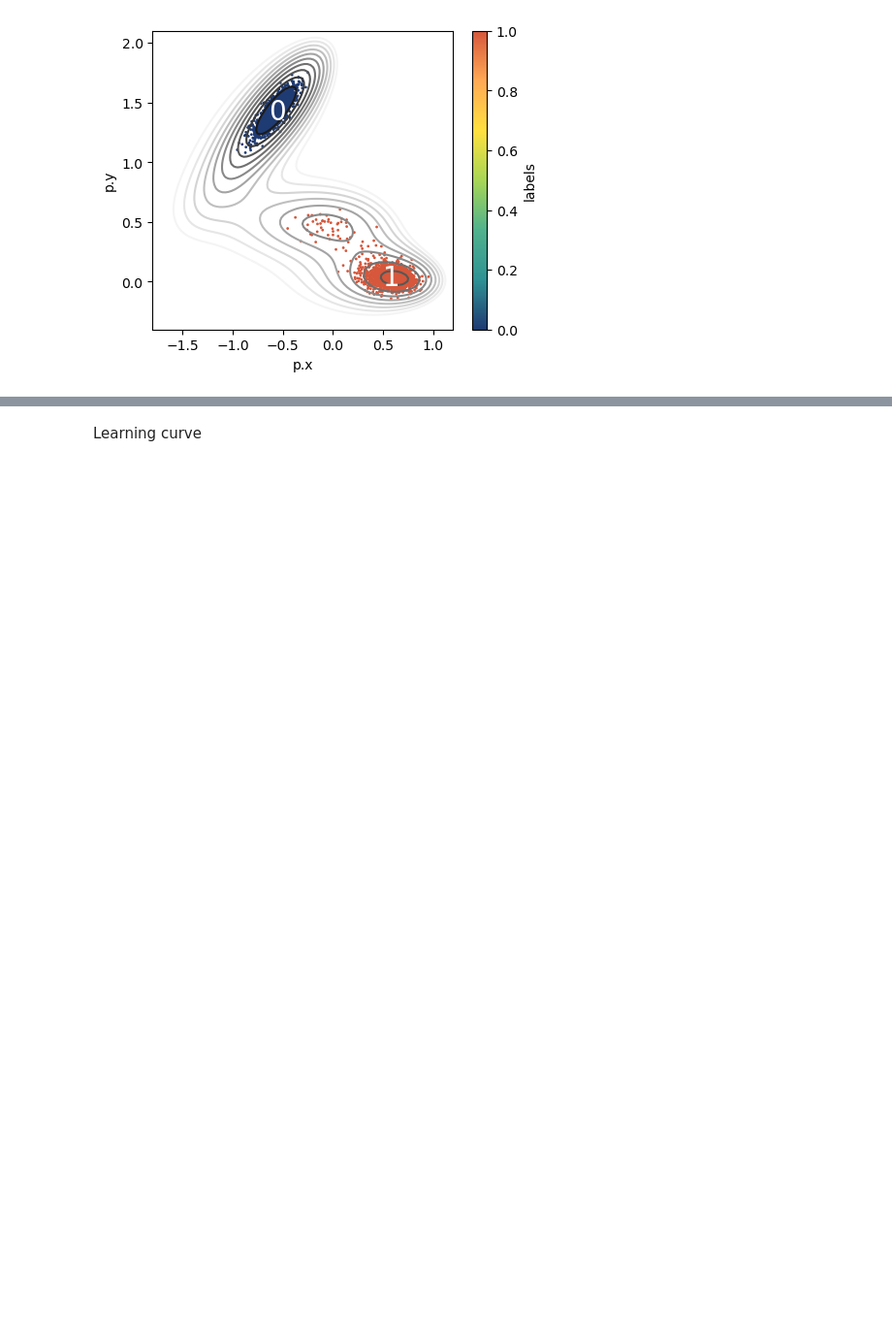
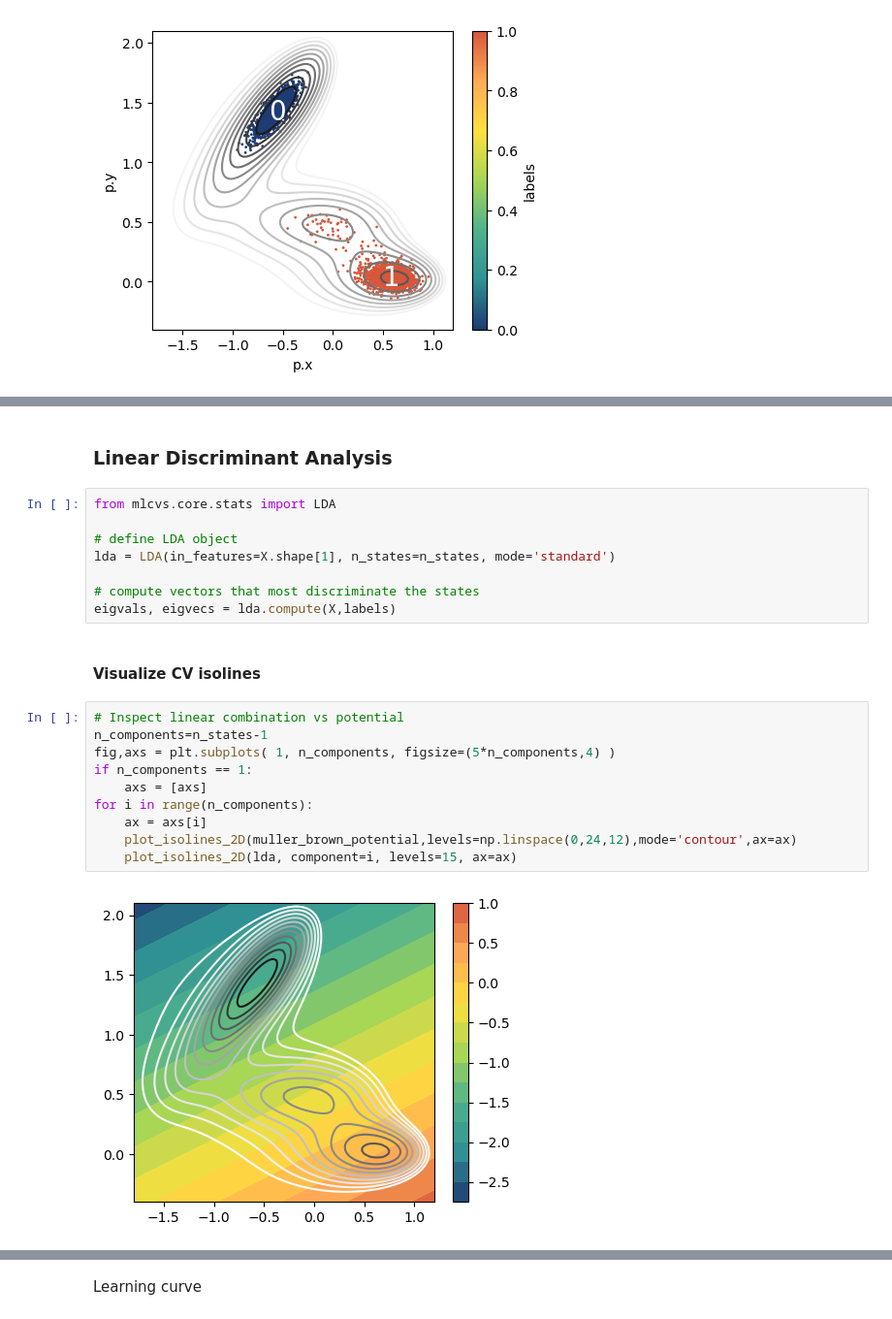
Before and after one commit to luigibonati/mlcolvar, a Jupyter notebook: docs/notebooks/cvs_DeepLDA.ipynb, the cells around one changed output, grey strips where cells are left out. Shown at 97% size. Cells and saved outputs as stored; diff of their text form; blank space fills up the shorter version.

```diff
--- a/docs/notebooks/cvs_DeepLDA.ipynb
+++ b/docs/notebooks/cvs_DeepLDA.ipynb
@@ -58,0 +102,24 @@ for i in range(n_states):
+# %% [markdown]
+### Linear Discriminant Analysis
+# %%
+from mlcvs.core.stats import LDA
+
+# define LDA object
+lda = LDA(in_features=X.shape[1], n_states=n_states, mode='standard')
+
+# compute vectors that most discriminate the states
+eigvals, eigvecs = lda.compute(X,labels)
+# %% [markdown]
+#### Visualize CV isolines
+# %%
+# Inspect linear combination vs potential
+n_components=n_states-1
+fig,axs = plt.subplots( 1, n_components, figsize=(5*n_components,4) )
+if n_components == 1:
+    axs = [axs]
+for i in range(n_components):
+    ax = axs[i]
+    plot_isolines_2D(muller_brown_potential,levels=np.linspace(0,24,12),mode='contour',ax=ax)
+    plot_isolines_2D(lda, component=i, levels=15, ax=ax)
+# %% [output]
+[figure, added]
```
Also changed, not shown: parts of 40 cells of this notebook, 9 other files.
